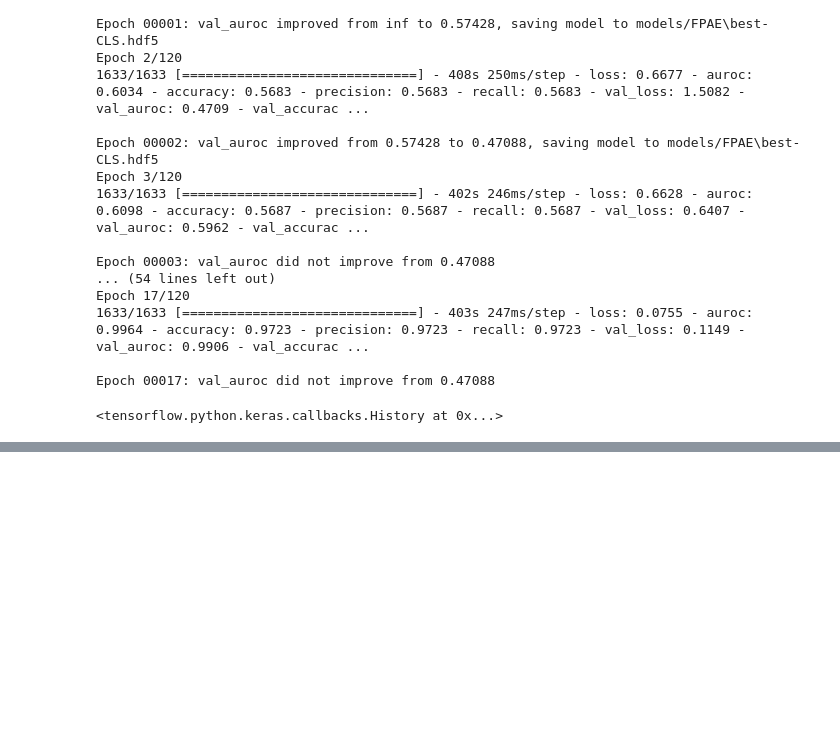
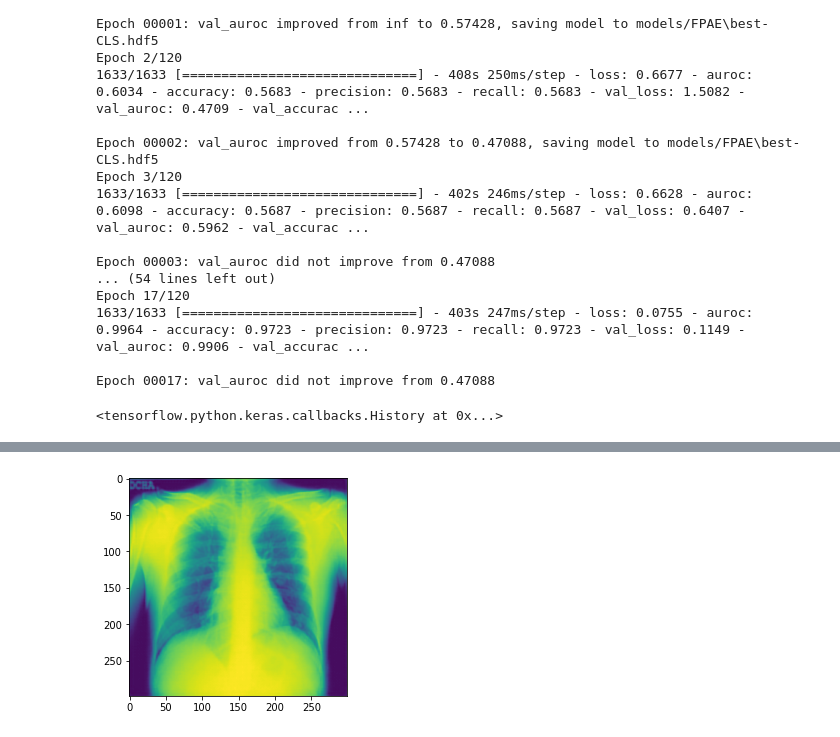
Before and after one commit to marvinschmitt/AML2021, a Jupyter notebook: FPAE.ipynb, the cells around one changed output, grey strips where cells are left out. Saved outputs shown, nothing was run; the diff lists cells and outputs as text; code cells hidden in the pictures; blank space fills up the shorter version.

```diff
--- a/FPAE.ipynb
+++ b/FPAE.ipynb
@@ -216,7 +220,8 @@ Epoch 17/120
 Epoch 00017: val_auroc did not improve from 0.47088
 <tensorflow.python.keras.callbacks.History at 0x...>
 # %%
-MODEL_NAME= "CLS"
+NAME= "CLS"
+BATCH_SIZE=32
 
 # Eval Model
 x_test = np.load("x_test.npy")[:,:,:,0:1]
@@ -227,6 +232,6 @@ out = model.evaluate(x=x_test, y=y_test, batch_size=BATCH_SIZE, verbose=1)
 
 # Save Results
 with open("results.txt","a+") as f:
-  f.write(f"{MODEL_NAME} test_loss: {out[0]}, test_auroc: {out[1]}, test_acc: {out[2]}, test_prec: {out[3]}, test_rec: {out[4]}, test_f1: {2* ((out[3]*out[4]) / (out[3]+out[4]))}\n")
-print(f"wrote \"{MODEL_NAME} test_loss: {out[0]}, test_auroc: {out[1]}, test_acc: {out[2]}, test_prec: {out[3]}, test_rec: {out[4]}, test_f1: {2* ((out[3]*out[4]) / (out[3]+out[4]))}\n\" to results.txt ")
+  f.write(f"{NAME} test_loss: {out[0]}, test_auroc: {out[1]}, test_acc: {out[2]}, test_prec: {out[3]}, test_rec: {out[4]}, test_f1: {2* ((out[3]*out[4]) / (out[3]+out[4]))}\n")
+print(f"wrote \"{NAME} test_loss: {out[0]}, test_auroc: {out[1]}, test_acc: {out[2]}, test_prec: {out[3]}, test_rec: {out[4]}, test_f1: {2* ((out[3]*out[4]) / (out[3]+out[4]))}\n\" to results.txt ")
 # %% [output]
@@ -235,0 +256,6 @@ wrote "CLS test_loss: 2.149932384490967, test_auroc: 0.41746461391448975, test_a
+# %%
+plt.imshow(out[0,:,:,0])
+plt.show()
+plt.imsave('AutoencodedCov.png', out[0,:,:,0])
+# %% [output]
+[figure, added]
```
Also changed, not shown: parts of 5 cells of this notebook, 4 other files.
